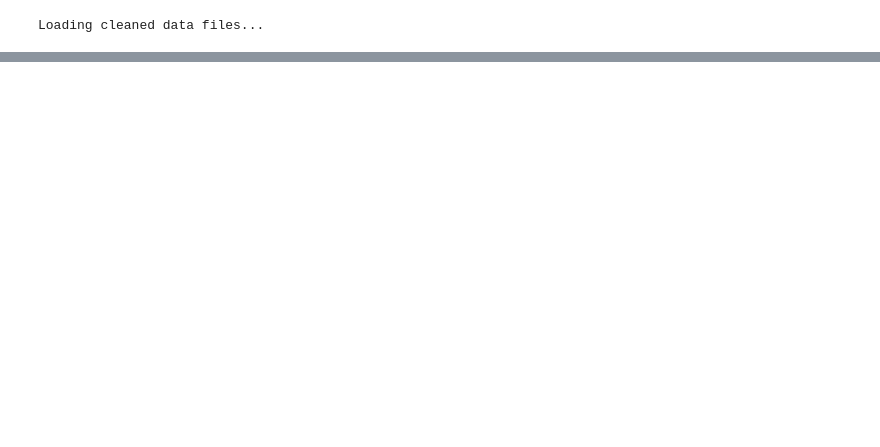
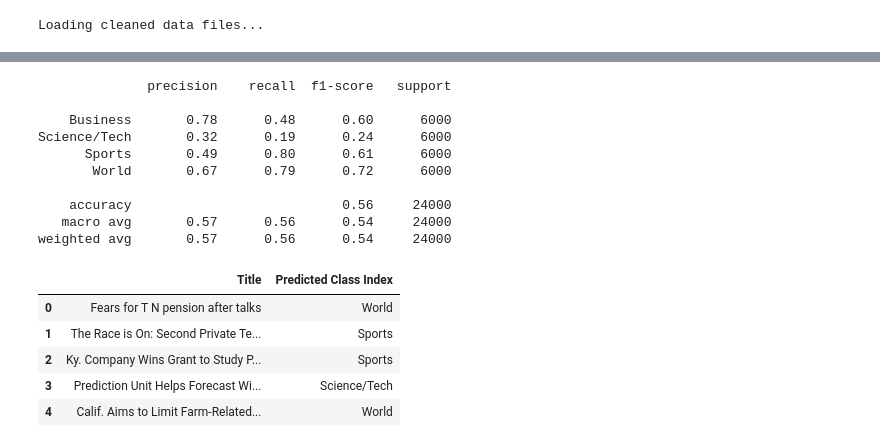
Before and after one commit to theresanother1/nlp_project_2, a Jupyter notebook: 2_approach/use_implementation_2.ipynb, the cells around one changed output, grey strips where cells are left out. Cells and saved outputs as stored; diff of their text form; code cells hidden in the pictures; blank space fills up the shorter version.

```diff
--- a/2_approach/use_implementation_2.ipynb
+++ b/2_approach/use_implementation_2.ipynb
@@ -413,16 +413,4 @@ LABELS = {
 }
 # %%
 test_data_fp = '/home/manndo/Projects/NLP/Project2/nlp_project_2/data/test.csv'
-train_data_pf = '/home/manndo/Projects/NLP/Project2/nlp_project_2/data/train.csv'
-
-test_df = pd.read_csv(test_data_fp)
-train_df = pd.read_csv(train_data_pf)
-
-
-print("\nTrain DataFrame Shape:", train_df.shape)
-print("Train DataFrame:")
-print(train_df.head().to_markdown())
-print("\n" + "="*50 + "\n")
-print("Test DataFrame Shape:", test_df.shape)
-print("\nTest DataFrame:")
-print(test_df.head().to_markdown())
+train_data_fp = '/home/manndo/Projects/NLP/Project2/nlp_project_2/data/train.csv'
@@ -450,7 +420,7 @@ def get_cleaned_fp(fp):
     return f"{base}_cleaned.csv"
 
 # Prepare file paths for cleaned data
-train_cleaned_fp = get_cleaned_fp(train_data_pf)
+train_cleaned_fp = get_cleaned_fp(train_data_fp)
 test_cleaned_fp = get_cleaned_fp(test_data_fp)
 
 df_dict = {}
@@ -462,8 +432,10 @@ if os.path.exists(train_cleaned_fp) and os.path.exists(test_cleaned_fp):
     df_dict['test'] = pd.read_csv(test_cleaned_fp)
 else:
     print("Processing and saving cleaned data files...")
-    df_dict['train'] = pd.read_csv(train_data_pf)
+    df_dict['train'] = pd.read_csv(train_data_fp)
     df_dict['test'] = pd.read_csv(test_data_fp)
+    df_dict['train']["Class Index"] = df_dict['train']["Class Index"].map(LABELS)
+    df_dict['test']["Class Index"] = df_dict['test']["Class Index"].map(LABELS)
     for key in df_dict:
         df_dict[key] = full_text_transform(df_dict[key], "Description")
         df_dict[key] = extract_source_from_description(df_dict[key])
@@ -538,0 +478,52 @@ LSA shape: (120000, 100)
+# %%
+from sklearn.model_selection import train_test_split
+from sklearn.decomposition import NMF
+from sklearn.preprocessing import LabelEncoder
+from sklearn.linear_model import LogisticRegression
+from sklearn.metrics import classification_report
+
+# Prepare data
+X_all = vectorizer.transform(train_df['Description'])
+y_all = train_df['Class Index']
+le = LabelEncoder()
+y_all_enc = le.fit_transform(y_all)
+
+# Split train/validation
+X_train, X_val, y_train, y_val = train_test_split(X_all, y_all_enc, test_size=0.2, random_state=42, stratify=y_all_enc)
+
+# Fit NMF on training data
+nmf_model = NMF(n_components=4, random_state=42)
+W_train = nmf_model.fit_transform(X_train)
+W_val = nmf_model.transform(X_val)
+
+# Train classifier on NMF features
+clf = LogisticRegression(max_iter=1000, random_state=42)
+clf.fit(W_train, y_train)
+
+# Predict on validation set
+y_pred = clf.predict(W_val)
+print(classification_report(y_val, y_pred, target_names=le.classes_))
+
+# Predict topics for test_df
+X_test = vectorizer.transform(test_df['Description'])
+W_test = nmf_model.transform(X_test)
+test_pred = clf.predict(W_test)
+test_df['Predicted Class Index'] = le.inverse_transform(test_pred)
+test_df[['Title', 'Predicted Class Index']].head()
+# %% [output]
+              precision    recall  f1-score   support
+
+    Business       0.78      0.48      0.60      6000
+Science/Tech       0.32      0.19      0.24      6000
+      Sports       0.49      0.80      0.61      6000
+       World       0.67      0.79      0.72      6000
+
+    accuracy                           0.56     24000
+   macro avg       0.57      0.56      0.54     24000
+weighted avg       0.57      0.56      0.54     24000
+|  | Title | Predicted Class Index |
+| 0 | Fears for T N pension after talks | World |
+| 1 | The Race is On: Second Private Te... | Sports |
+| 2 | Ky. Company Wins Grant to Study P... | Sports |
+| 3 | Prediction Unit Helps Forecast Wi... | Science/Tech |
+| 4 | Calif. Aims to Limit Farm-Related... | World |
```
Also changed, not shown: parts of 9 cells of this notebook, 2 other files.
